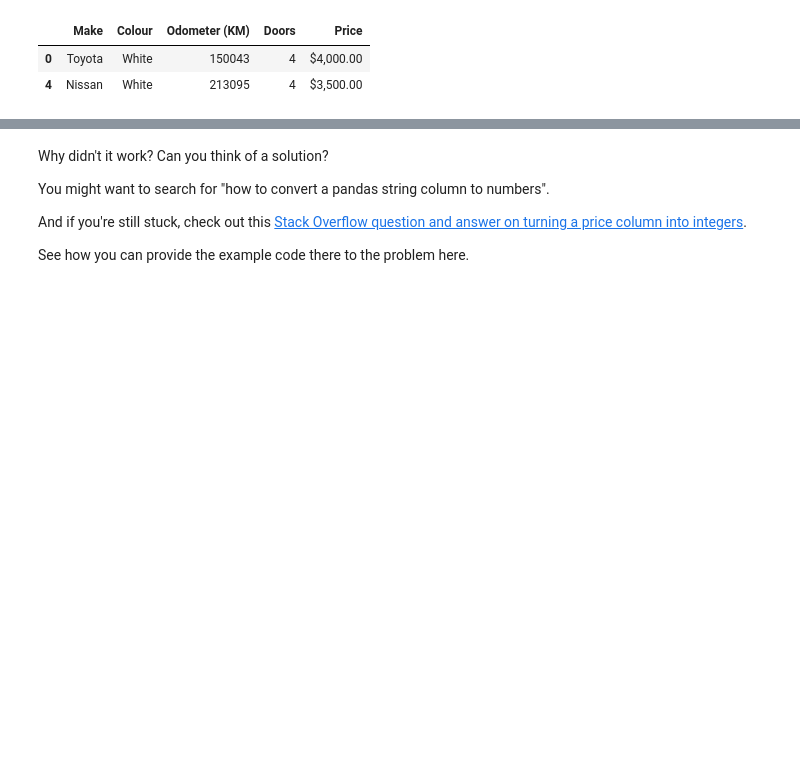
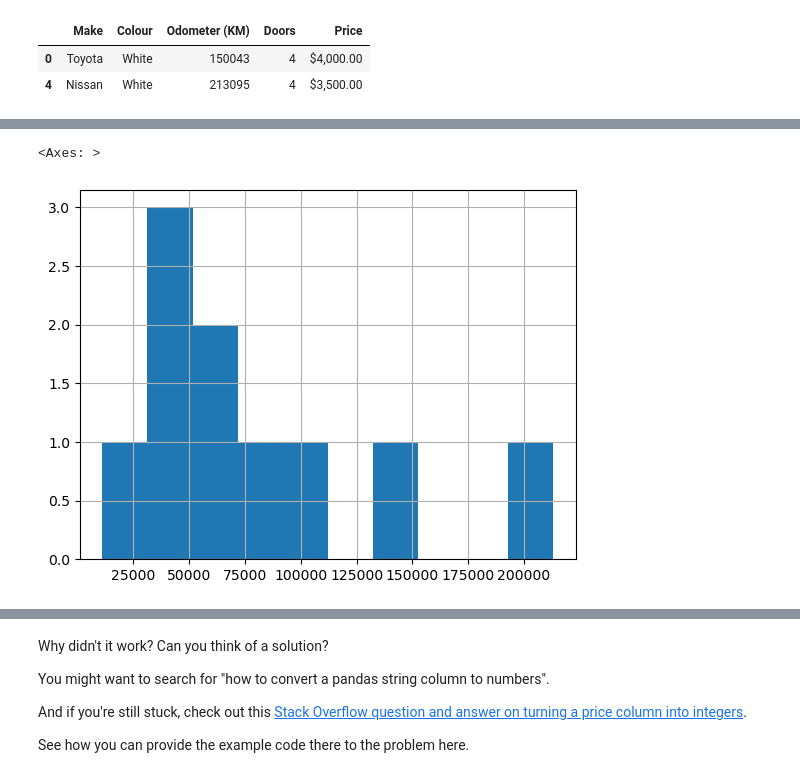
Before and after one commit to sserges/sample_project, a Jupyter notebook: pandas-exercises.ipynb, the cells around one changed output, grey strips where cells are left out. Drawn from its saved outputs; the diff is of its cells as text; code cells hidden in the pictures; blank space fills up the shorter version.

```diff
--- a/pandas-exercises.ipynb
+++ b/pandas-exercises.ipynb
@@ -218,4 +238,8 @@ car_sales[car_sales["Odometer (KM)"] > 100000]
 # %%
 # Create a histogram of the Odometer column using hist()
+car_sales["Odometer (KM)"].hist()
+# %% [output]
+<Axes: >
+[figure, added]
 # %%
 # Try to plot the Price column using plot()
```
Also changed, not shown: parts of 6 cells of this notebook, 1 other file.
